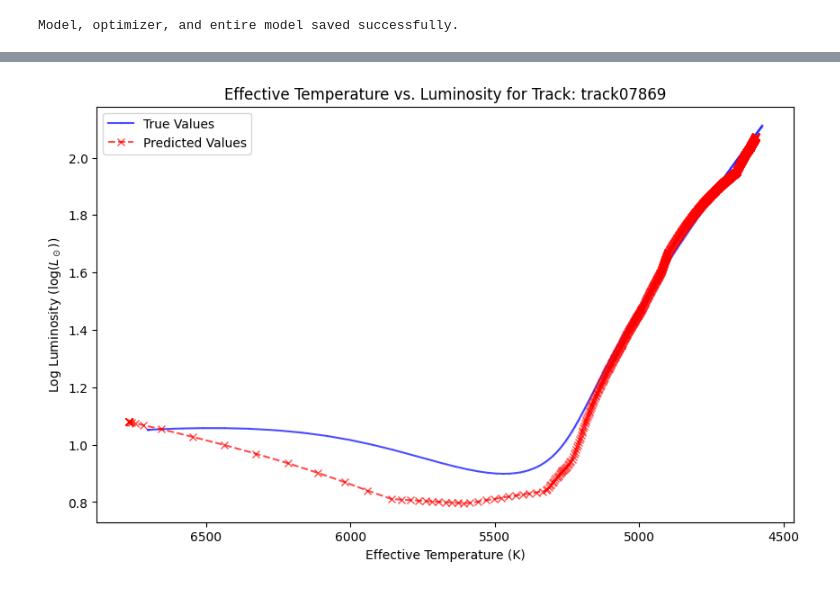
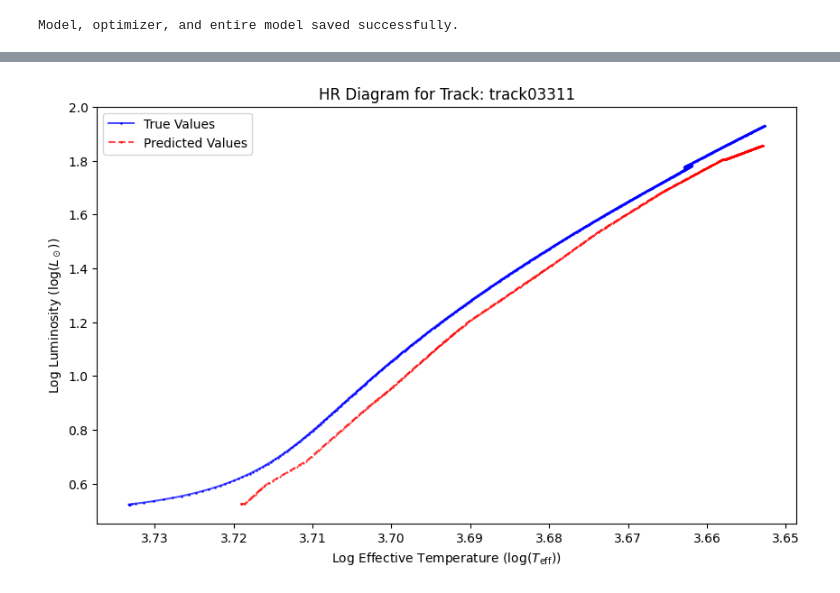
Before and after one commit to ruddock321/y4project, a Jupyter notebook: dev/GarstecModel_V3/GarstecNN_V3.ipynb, the cells around one changed output, grey strips where cells are left out. Saved outputs shown, nothing was run; the diff lists cells and outputs as text; code cells hidden in the pictures.

```diff
--- a/dev/GarstecModel_V3/GarstecNN_V3.ipynb
+++ b/dev/GarstecModel_V3/GarstecNN_V3.ipynb
@@ -126,11 +120,12 @@ dataloader = DataLoader(dataset, batch_size=32, shuffle=True)
 class GarstecNet(nn.Module):
     def __init__(self):
         super(GarstecNet, self).__init__()
-        self.dense1 = nn.Linear(7, 256)   # Input layer
-        self.dense2 = nn.Linear(256, 128)
-        self.dense3 = nn.Linear(128, 64)
+        self.dense1 = nn.Linear(7, 64)   # Input layer
+        self.dense2 = nn.Linear(64, 64)
+        self.dense3 = nn.Linear(64, 64)
         self.dense4 = nn.Linear(64, 64)
-        self.dense5 = nn.Linear(64, 2)    # Output layer for luminosity and temperature
+        self.dense5 = nn.Linear(64, 64)
+        self.dense6 = nn.Linear(64, 8)    # Output layer
 
 
     def forward(self, x):
@@ -138,11 +133,12 @@ class GarstecNet(nn.Module):
         x = torch.relu(self.dense2(x))
         x = torch.relu(self.dense3(x))
         x = torch.relu(self.dense4(x))
-        x = self.dense5(x)
+        x = torch.relu(self.dense5(x))
+        x = self.dense6(x)
         return x
 
 
 # Instantiate model, loss function, and optimizer
 model = GarstecNet()
 criterion = nn.MSELoss()
-optimizer = optim.Adam(model.parameters(), lr=0.005)
+optimizer = optim.Adam(model.parameters(), lr=0.001)
@@ -247,53 +244,72 @@ Mean Absolute Error: 15.5239
+# %%
+random.seed(1)
+
+# Select a random track (seed ensures its the same as training set)
+selected_tracks = track_names[:1000]
 # %%
-# Select a random track
-specific_track_name = selected_tracks[random.randint(0, len(selected_tracks) - 1)]
+# Select random track from the same 10000 that we trained the NN on
+specific_track_name = random.choice(selected_tracks)
 
 # Retrieve all required inputs for the specific track
 with h5py.File(garstec_data, 'r') as hdf:
     specific_track = hdf['grid']['tracks'][specific_track_name]
+
     ages = specific_track['age'][:].reshape(-1, 1)
     massini = specific_track['massini'][:].reshape(-1, 1)
     fehini = specific_track['FeHini'][:].reshape(-1, 1)
     alphamlt = specific_track['alphaMLT'][:].reshape(-1, 1)
     yini = specific_track['yini'][:].reshape(-1, 1)
     eta = specific_track['eta'][:].reshape(-1, 1)
     alphafe = specific_track['alphaFe'][:].reshape(-1, 1)
 
     # Combine features into a single array
     all_features = np.hstack((ages, massini, fehini, alphamlt, yini, eta, alphafe))
 
     # Retrieve actual values for plotting
     teff_specific = specific_track['Teff'][:]
     luminosity_specific = specific_track['LPhot'][:]
 
+# Combine inputs and apply log10 transformations where required
+epsilon = 1e-10
+log10_vars_inputs = [ages, massini, alphamlt, eta, alphafe]
+log10_transformed_inputs = [np.log10(np.maximum(var, epsilon)) for var in log10_vars_inputs]
+
+# Combine log-transformed inputs with raw `fehini` and `yini`
+all_features = np.hstack(log10_transformed_inputs + [fehini, yini])
+
 # Scale the input features
 all_features_scaled = scaler_X.transform(all_features)
 
-# Convert to PyTorch tensor
+# Convert scaled inputs to PyTorch tensor
 all_features_tensor = torch.FloatTensor(all_features_scaled)
 
-# Make predictions for the track
+# Put the model in evaluation mode and make predictions
 model.eval()
 with torch.no_grad():
     predictions_specific = model(all_features_tensor).numpy()
     predictions_specific = scaler_y.inverse_transform(predictions_specific)
 
-# Extract predictions and actual values
-predicted_teff = predictions_specific[:, 0]
-predicted_luminosity = predictions_specific[:, 1]
+# Extract predicted `Teff` and `Luminosity`
+predicted_teff = 10**predictions_specific[:, 0]  # Inverse log10 transformation
+predicted_luminosity = 10**predictions_specific[:, 1]
+
+# Log-transform true values for plotting
+log_actual_teff = np.log10(teff_specific)
+log_actual_luminosity = np.log10(luminosity_specific)
+
+# Log-transform predicted values for plotting
+log_predicted_teff = np.log10(predicted_teff)
 log_predicted_luminosity = np.log10(predicted_luminosity)
 
-log_actual_luminosity = np.log10(luminosity_specific)
-
-# Plot HR diagram for the specific track
+# Plot HR Diagram for the selected track
 plt.figure(figsize=(10, 6))
-plt.plot(teff_specific, log_actual_luminosity, label='True Values', color='blue', alpha=0.7, marker='o', markersize=0.1)
-plt.plot(predicted_teff, log_predicted_luminosity, label='Predicted Values', color='red', linestyle='--', alpha=0.7, marker='x')
+plt.plot(log_actual_teff, log_actual_luminosity, label='True Values', color='blue', marker='o', markersize=1, linestyle='-', alpha=0.7)
+plt.plot(log_predicted_teff, log_predicted_luminosity, label='Predicted Values', color='red', marker='x', markersize=1, linestyle='--', alpha=0.7)
 plt.gca().invert_xaxis()  # Effective temperature is plotted in reverse
-plt.xlabel("Effective Temperature (K)")
+plt.xlabel("Log Effective Temperature ($\log(T_\mathrm{eff})$)")
 plt.ylabel("Log Luminosity ($\log(L_\odot)$)")
-plt.title(f"Effective Temperature vs. Luminosity for Track: {specific_track_name}")
+plt.title(f"HR Diagram for Track: {specific_track_name}")
 plt.legend()
 plt.show()
 # %% [output]
-[figure, old version]
+[figure, new version]
```
Also changed, not shown: parts of 7 cells of this notebook, 3 other files.
